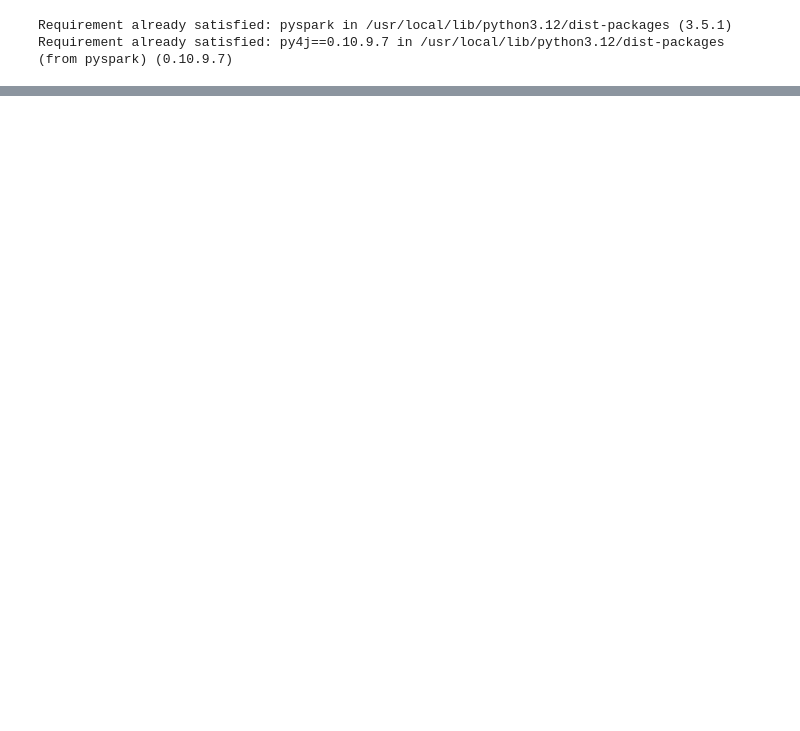
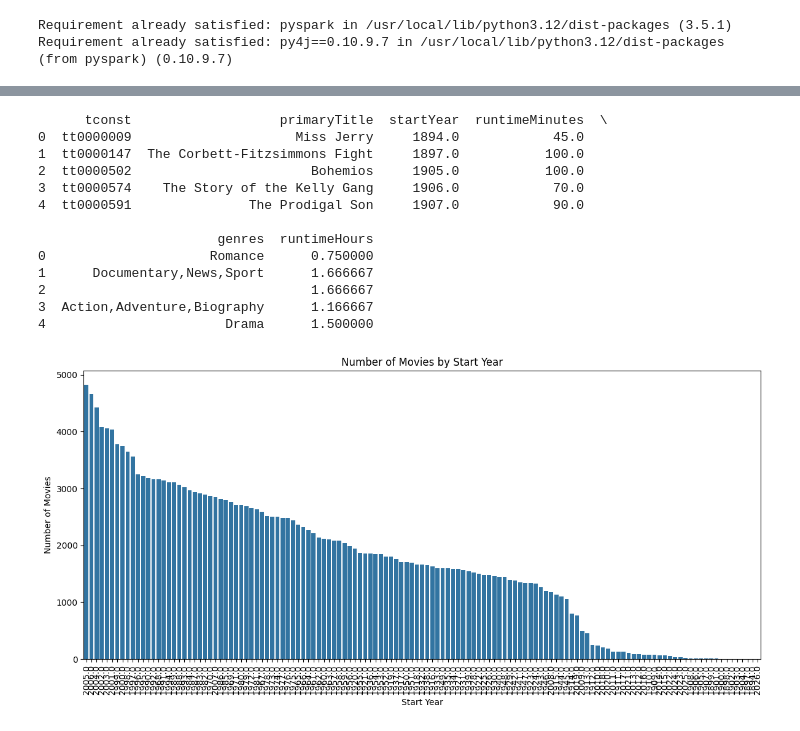
Before and after one commit to aditya27you/MEME, a Jupyter notebook: task1_movies_pyspark.ipynb, the cells around one changed output, grey strips where cells are left out. Saved outputs shown, nothing was run; the diff lists cells and outputs as text; code cells hidden in the pictures; blank space fills up the shorter version.

```diff
--- a/task1_movies_pyspark.ipynb
+++ b/task1_movies_pyspark.ipynb
@@ -15,0 +409,35 @@ spark = SparkSession.builder \
+# %%
+# Convert Spark DataFrame to Pandas DataFrame for visualization
+# Be cautious with large datasets as this can consume a lot of memory
+movies_pandas_df = movies_df.toPandas()
+
+# Display the first few rows of the pandas DataFrame
+print(movies_pandas_df.head())
+
+# Visualize the count of movies by start year
+import matplotlib.pyplot as plt
+import seaborn as sns
+
+plt.figure(figsize=(12, 6))
+sns.countplot(data=movies_pandas_df.dropna(subset=['startYear']), x='startYear', order=movies_pandas_df['startYear'].value_counts().index)
+plt.title('Number of Movies by Start Year')
+plt.xlabel('Start Year')
+plt.ylabel('Number of Movies')
+plt.xticks(rotation=90)
+plt.tight_layout()
+plt.show()
+# %% [output]
+      tconst                   primaryTitle  startYear  runtimeMinutes  \
+0  tt0000009                     Miss Jerry     1894.0            45.0
+1  tt0000147  The Corbett-Fitzsimmons Fight     1897.0           100.0
+2  tt0000502                       Bohemios     1905.0           100.0
+3  tt0000574    The Story of the Kelly Gang     1906.0            70.0
+4  tt0000591               The Prodigal Son     1907.0            90.0
+
+                       genres  runtimeHours
+0                     Romance      0.750000
+1      Documentary,News,Sport      1.666667
+2                                  1.666667
+3  Action,Adventure,Biography      1.166667
+4                       Drama      1.500000
+[figure, added]
```
Also changed, not shown: parts of 26 cells of this notebook.
